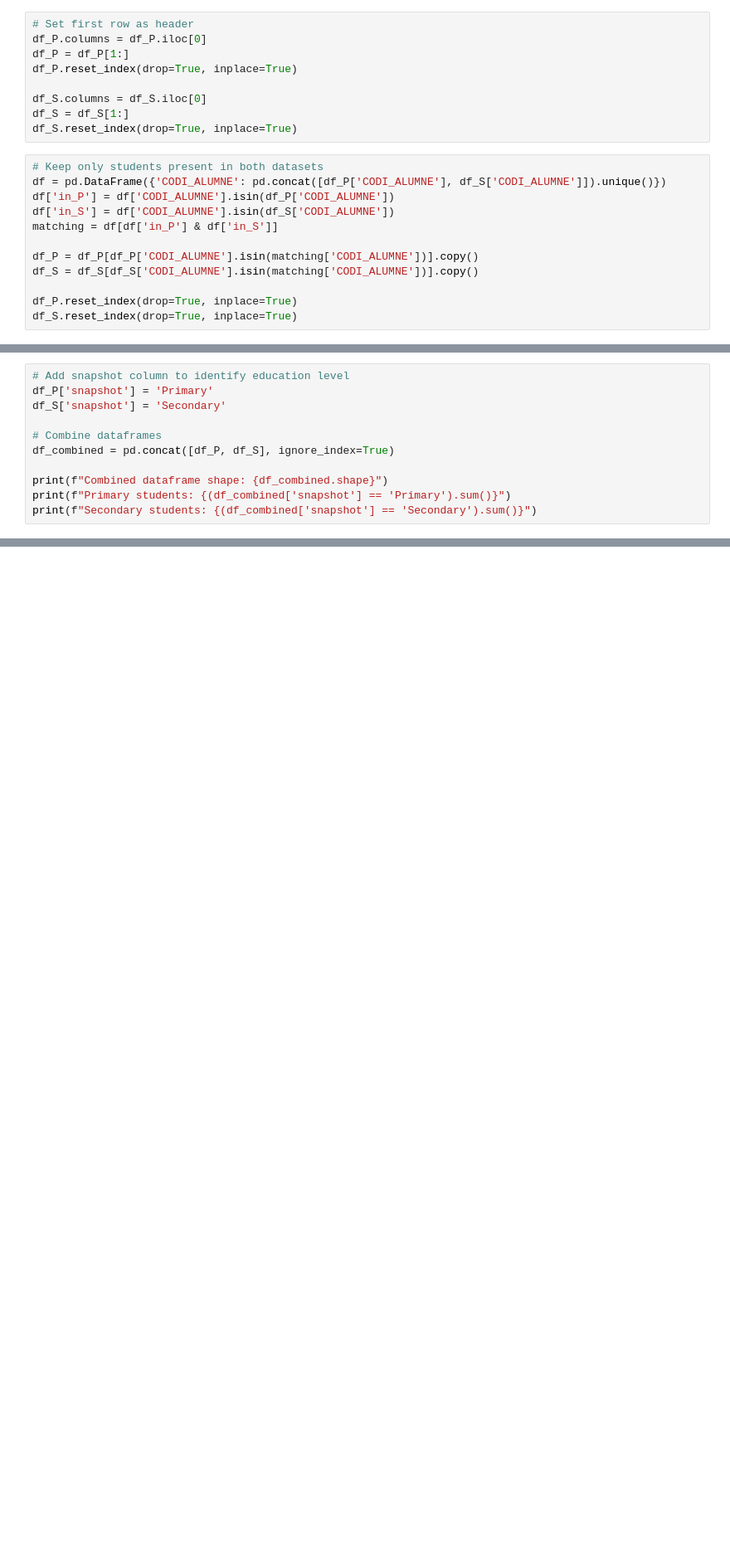
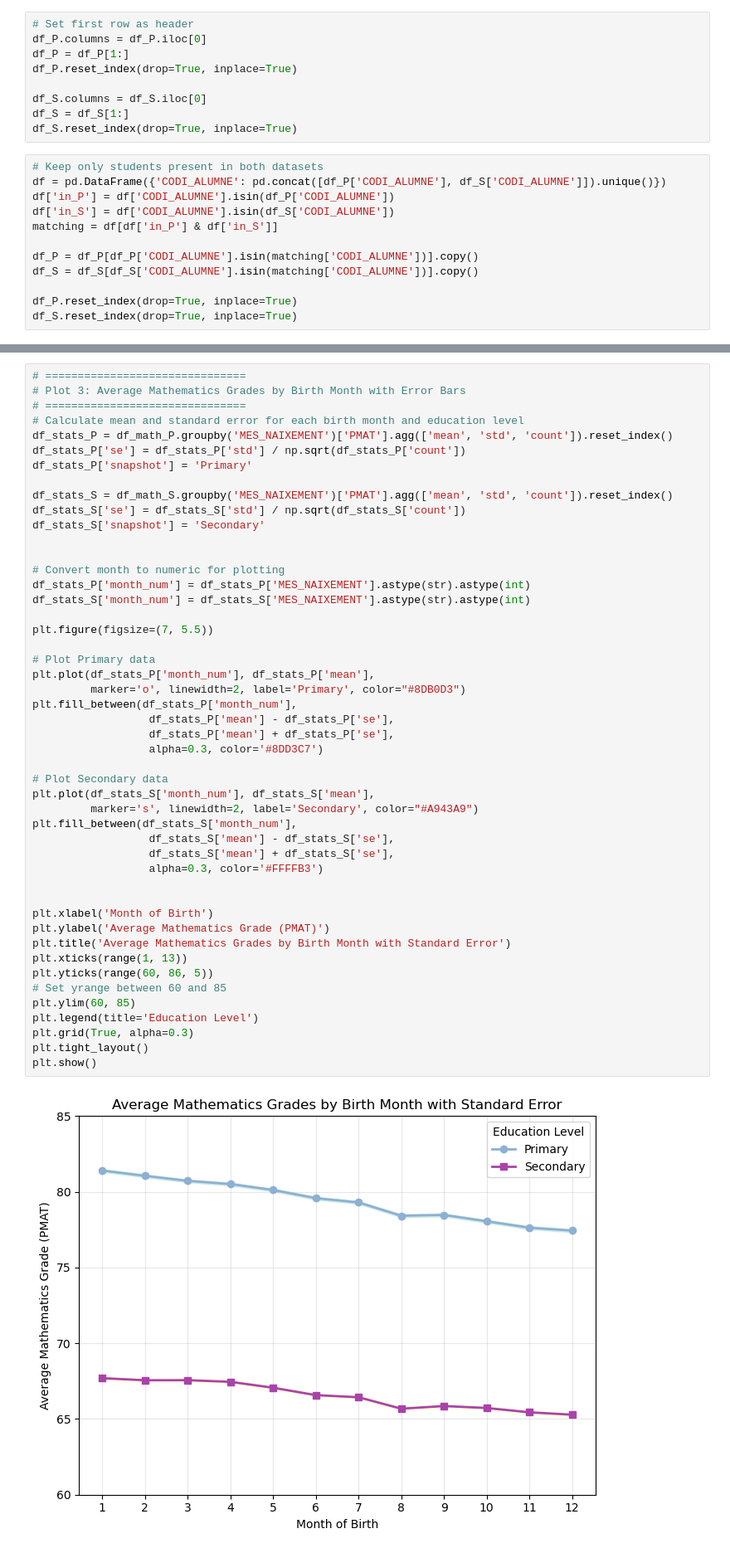
Before and after one commit to m-garcia-rodriguez/Education-Big-Data-Project, a Jupyter notebook: Notebooks/exploration-itxaso.ipynb, the cells around one changed output, grey strips where cells are left out. Shown at 83% size. Cells and saved outputs as stored; diff of their text form; blank space fills up the shorter version.

```diff
--- a/Notebooks/exploration-itxaso.ipynb
+++ b/Notebooks/exploration-itxaso.ipynb
@@ -89,14 +89,3 @@ print(f"Converted {len(converted_S)} columns in Secondary")
 # %% [output]
 Converted 24 columns in Primary
 Converted 28 columns in Secondary
-# %%
-# Add snapshot column to identify education level
-df_P['snapshot'] = 'Primary'
-df_S['snapshot'] = 'Secondary'
-
-# Combine dataframes
-df_combined = pd.concat([df_P, df_S], ignore_index=True)
-
-print(f"Combined dataframe shape: {df_combined.shape}")
-print(f"Primary students: {(df_combined['snapshot'] == 'Primary').sum()}")
-print(f"Secondary students: {(df_combined['snapshot'] == 'Secondary').sum()}")
@@ -151,0 +227,50 @@ plt.show()
+# %%
+# ===============================
+# Plot 3: Average Mathematics Grades by Birth Month with Error Bars
+# ===============================
+# Calculate mean and standard error for each birth month and education level
+df_stats_P = df_math_P.groupby('MES_NAIXEMENT')['PMAT'].agg(['mean', 'std', 'count']).reset_index()
+df_stats_P['se'] = df_stats_P['std'] / np.sqrt(df_stats_P['count'])
+df_stats_P['snapshot'] = 'Primary'
+
+df_stats_S = df_math_S.groupby('MES_NAIXEMENT')['PMAT'].agg(['mean', 'std', 'count']).reset_index()
+df_stats_S['se'] = df_stats_S['std'] / np.sqrt(df_stats_S['count'])
+df_stats_S['snapshot'] = 'Secondary'
+
+
+# Convert month to numeric for plotting
+df_stats_P['month_num'] = df_stats_P['MES_NAIXEMENT'].astype(str).astype(int)
+df_stats_S['month_num'] = df_stats_S['MES_NAIXEMENT'].astype(str).astype(int)
+
+plt.figure(figsize=(7, 5.5))
+
+# Plot Primary data
+plt.plot(df_stats_P['month_num'], df_stats_P['mean'],
+         marker='o', linewidth=2, label='Primary', color="#8DB0D3")
+plt.fill_between(df_stats_P['month_num'],
+                  df_stats_P['mean'] - df_stats_P['se'],
+                  df_stats_P['mean'] + df_stats_P['se'],
+                  alpha=0.3, color='#8DD3C7')
+
+# Plot Secondary data
+plt.plot(df_stats_S['month_num'], df_stats_S['mean'],
+         marker='s', linewidth=2, label='Secondary', color="#A943A9")
+plt.fill_between(df_stats_S['month_num'],
+                  df_stats_S['mean'] - df_stats_S['se'],
+                  df_stats_S['mean'] + df_stats_S['se'],
+                  alpha=0.3, color='#FFFFB3')
+
+
+plt.xlabel('Month of Birth')
+plt.ylabel('Average Mathematics Grade (PMAT)')
+plt.title('Average Mathematics Grades by Birth Month with Standard Error')
+plt.xticks(range(1, 13))
+plt.yticks(range(60, 86, 5))
+# Set yrange between 60 and 85
+plt.ylim(60, 85)
+plt.legend(title='Education Level')
+plt.grid(True, alpha=0.3)
+plt.tight_layout()
+plt.show()
+# %% [output]
+[figure, added]
```
Also changed, not shown: parts of 6 cells of this notebook.
